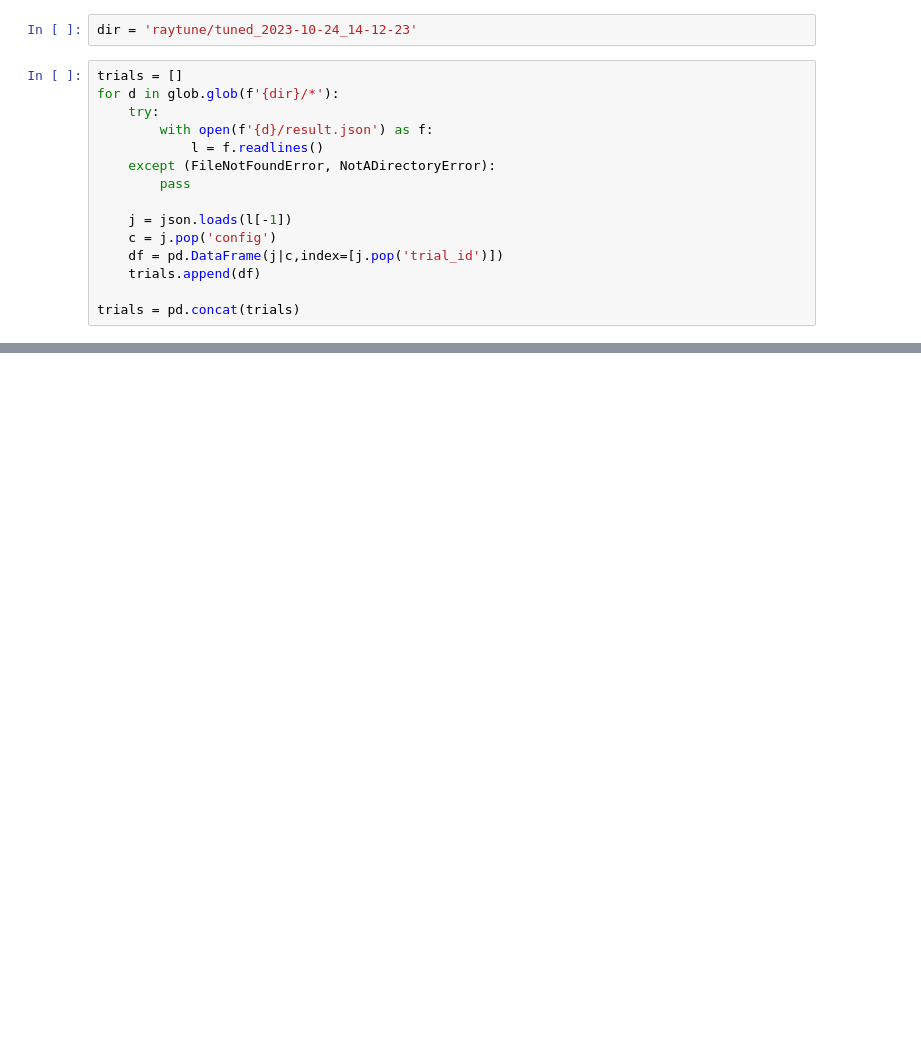
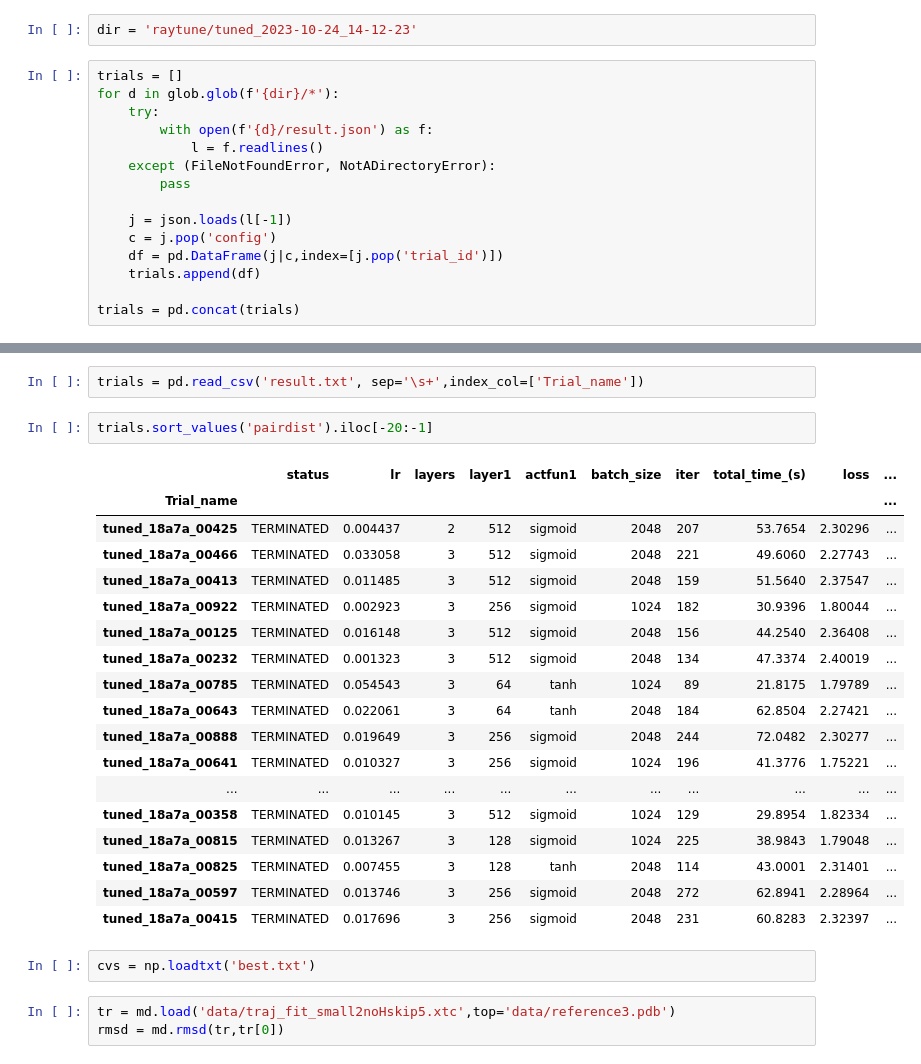
Before and after one commit to ljocha/parmtSNEcv, a Jupyter notebook: results.ipynb, the cells around one changed output, grey strips where cells are left out. Saved outputs shown, nothing was run; the diff lists cells and outputs as text; blank space fills up the shorter version.

```diff
--- a/results.ipynb
+++ b/results.ipynb
@@ -50,0 +29,28 @@ trials.sort_values('pairdist')['loss pairdist lr layers layer1 actfun1 batch_siz
+# %%
+trials = pd.read_csv('result.txt', sep='\s+',index_col=['Trial_name'])
+# %%
+trials.sort_values('pairdist').iloc[-20:-1]
+# %% [output]
+|  | status | lr | layers | layer1 | actfun1 | batch_size | iter | total_time_(s) | loss | ... |
+| Trial_name |  |  |  |  |  |  |  |  |  | ... |
+| tuned_18a7a_00425 | TERMINATED | 0.004437 | 2 | 512 | sigmoid | 2048 | 207 | 53.7654 | 2.30296 | ... |
+| tuned_18a7a_00466 | TERMINATED | 0.033058 | 3 | 512 | sigmoid | 2048 | 221 | 49.6060 | 2.27743 | ... |
+| tuned_18a7a_00413 | TERMINATED | 0.011485 | 3 | 512 | sigmoid | 2048 | 159 | 51.5640 | 2.37547 | ... |
+| tuned_18a7a_00922 | TERMINATED | 0.002923 | 3 | 256 | sigmoid | 1024 | 182 | 30.9396 | 1.80044 | ... |
+| tuned_18a7a_00125 | TERMINATED | 0.016148 | 3 | 512 | sigmoid | 2048 | 156 | 44.2540 | 2.36408 | ... |
+| tuned_18a7a_00232 | TERMINATED | 0.001323 | 3 | 512 | sigmoid | 2048 | 134 | 47.3374 | 2.40019 | ... |
+| tuned_18a7a_00785 | TERMINATED | 0.054543 | 3 | 64 | tanh | 1024 | 89 | 21.8175 | 1.79789 | ... |
+| tuned_18a7a_00643 | TERMINATED | 0.022061 | 3 | 64 | tanh | 2048 | 184 | 62.8504 | 2.27421 | ... |
+| tuned_18a7a_00888 | TERMINATED | 0.019649 | 3 | 256 | sigmoid | 2048 | 244 | 72.0482 | 2.30277 | ... |
+| tuned_18a7a_00641 | TERMINATED | 0.010327 | 3 | 256 | sigmoid | 1024 | 196 | 41.3776 | 1.75221 | ... |
+| ... | ... | ... | ... | ... | ... | ... | ... | ... | ... | ... |
+| tuned_18a7a_00358 | TERMINATED | 0.010145 | 3 | 512 | sigmoid | 1024 | 129 | 29.8954 | 1.82334 | ... |
+| tuned_18a7a_00815 | TERMINATED | 0.013267 | 3 | 128 | sigmoid | 1024 | 225 | 38.9843 | 1.79048 | ... |
+| tuned_18a7a_00825 | TERMINATED | 0.007455 | 3 | 128 | tanh | 2048 | 114 | 43.0001 | 2.31401 | ... |
+| tuned_18a7a_00597 | TERMINATED | 0.013746 | 3 | 256 | sigmoid | 2048 | 272 | 62.8941 | 2.28964 | ... |
+| tuned_18a7a_00415 | TERMINATED | 0.017696 | 3 | 256 | sigmoid | 2048 | 231 | 60.8283 | 2.32397 | ... |
+# %%
+cvs = np.loadtxt('best.txt')
+# %%
+tr = md.load('data/traj_fit_small2noHskip5.xtc',top='data/reference3.pdb')
+rmsd = md.rmsd(tr,tr[0])
```
Also changed, not shown: parts of 5 cells of this notebook, 2 other files.
